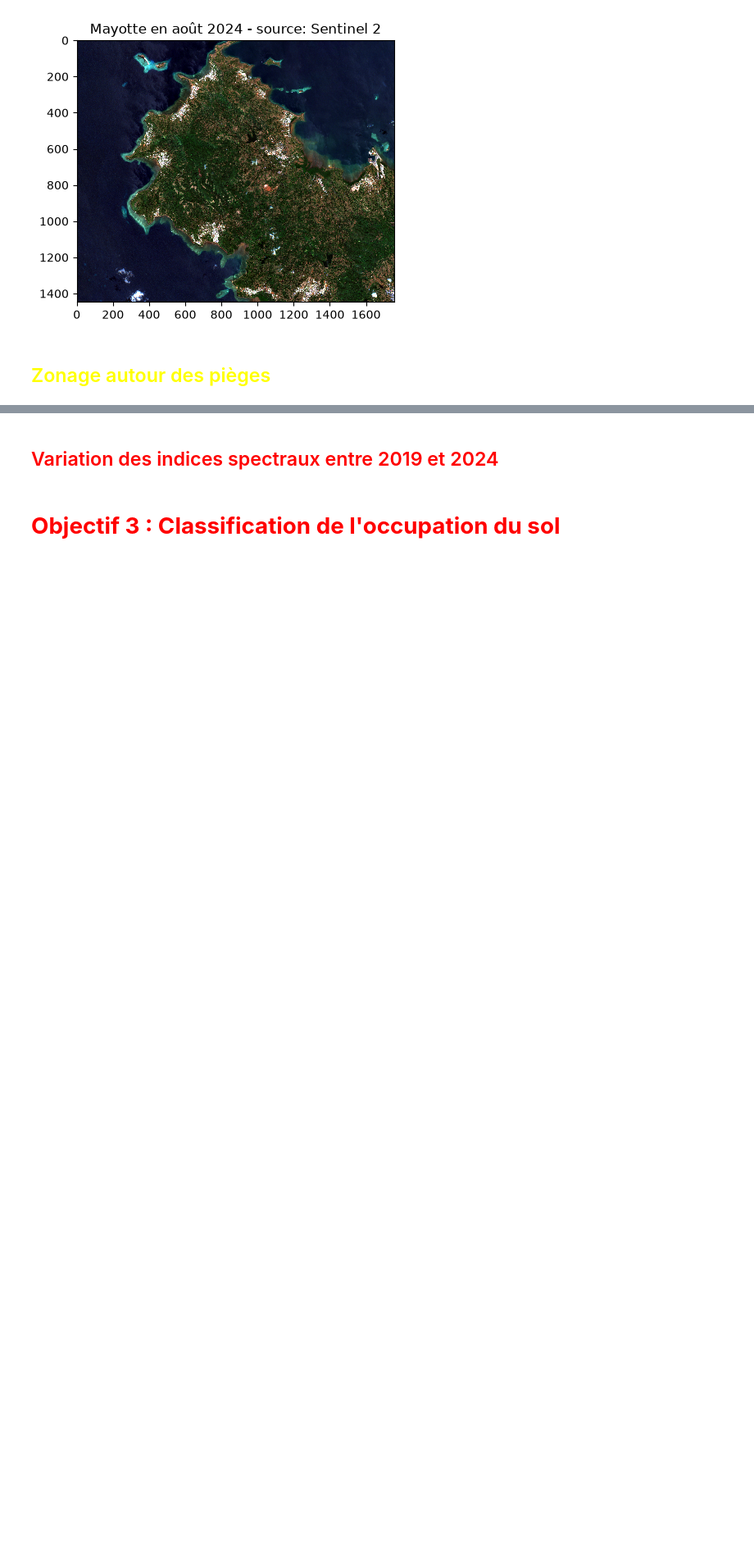
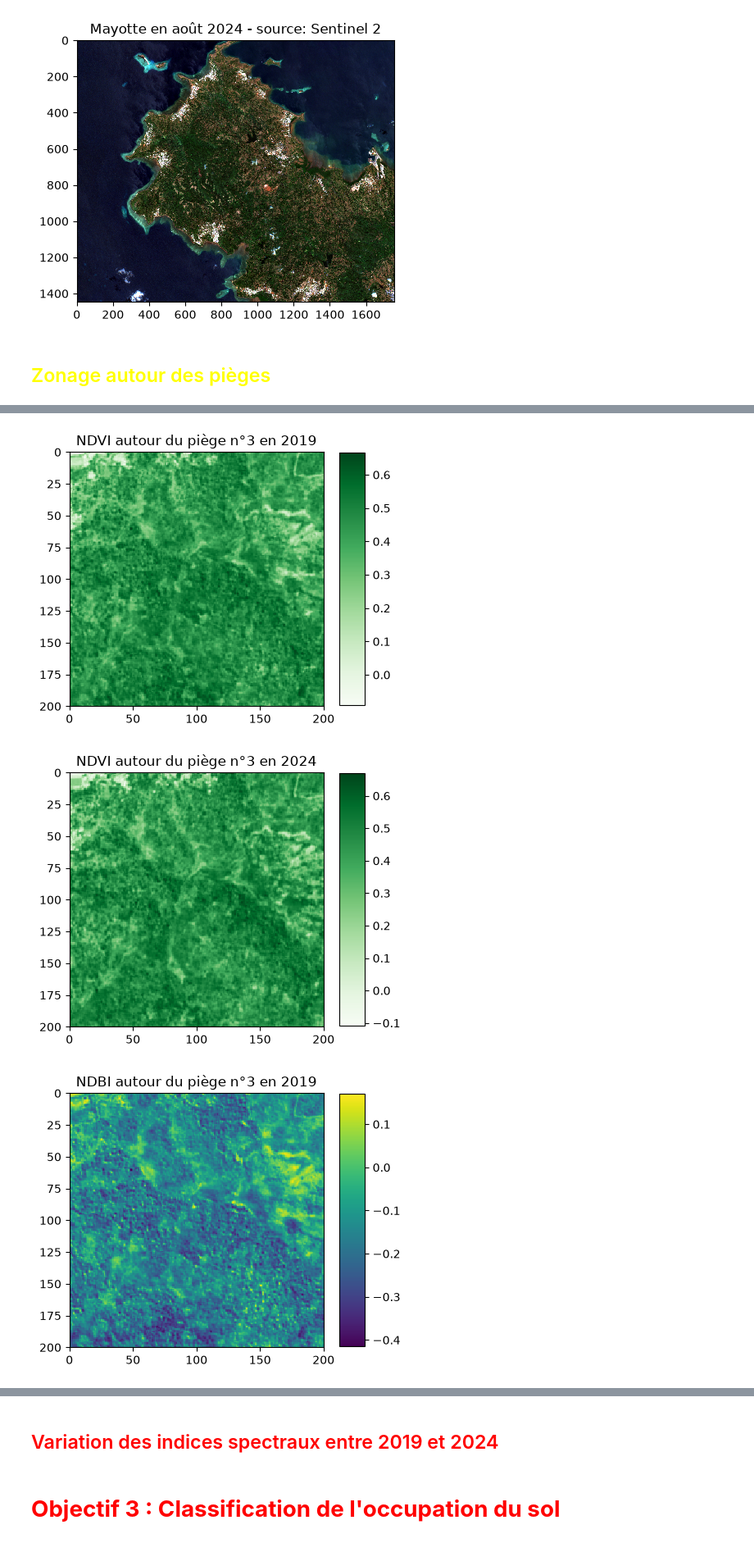
Before and after one commit to BenjaminMAUFROY/MLG, a Jupyter notebook: projet_MLG.ipynb, the cells around one changed output, grey strips where cells are left out. Shown at 82% size. Drawn from its saved outputs; the diff is of its cells as text; code cells hidden in the pictures; blank space fills up the shorter version.

```diff
--- a/projet_MLG.ipynb
+++ b/projet_MLG.ipynb
@@ -206,0 +266,11 @@ re.open(f"./images/traps/2024/trap{select_trap}_2024.tif").colorcomp(["R", "G",
+# %%
+# Vérification des imagettes après intégration des indicateurs
+select_trap = random.randint(0, 99)
+
+trap_2019 = re.open(f"./images/traps/2019/trap{select_trap}_2019.tif")
+print(np.shape(trap_2019.numpy_channel_first()))
+trap_2019.info()
+
+trap_2024 = re.open(f"./images/traps/2024/trap{select_trap}_2024.tif")
+print(np.shape(trap_2024.numpy_channel_first()))
+trap_2024.info()
@@ -208,0 +297,13 @@ re.open(f"./images/traps/2024/trap{select_trap}_2024.tif").colorcomp(["R", "G",
+# %%
+trap_2019.visu(["NDVI"], extent = "pixel", title = f"NDVI autour du piège n°{select_trap} en 2019", cmap = "Greens", colorbar = True)
+trap_2024.visu(["NDVI"], extent = "pixel", title = f"NDVI autour du piège n°{select_trap} en 2024", cmap = "Greens", colorbar = True)
+
+trap_2019.visu(["NDBI"], extent = "pixel", title = f"NDBI autour du piège n°{select_trap} en 2019", cmap = "viridis", colorbar = True)
+trap_2024.visu(["NDBI"], extent = "pixel", title = f"NDBI autour du piège n°{select_trap} en 2024", cmap = "viridis", colorbar = True)
+
+trap_2019.visu(["NDWI"], extent = "pixel", title = f"NDBI autour du piège n°{select_trap} en 2019", cmap = "Blues", colorbar = True)
+trap_2024.visu(["NDWI"], extent = "pixel", title = f"NDBI autour du piège n°{select_trap} en 2024", cmap = "Blues", colorbar = True)
+# %% [output]
+[figure, added]
+[figure, added]
+[figure, added]
```
Also changed, not shown: parts of 9 cells of this notebook, 1 other file.
